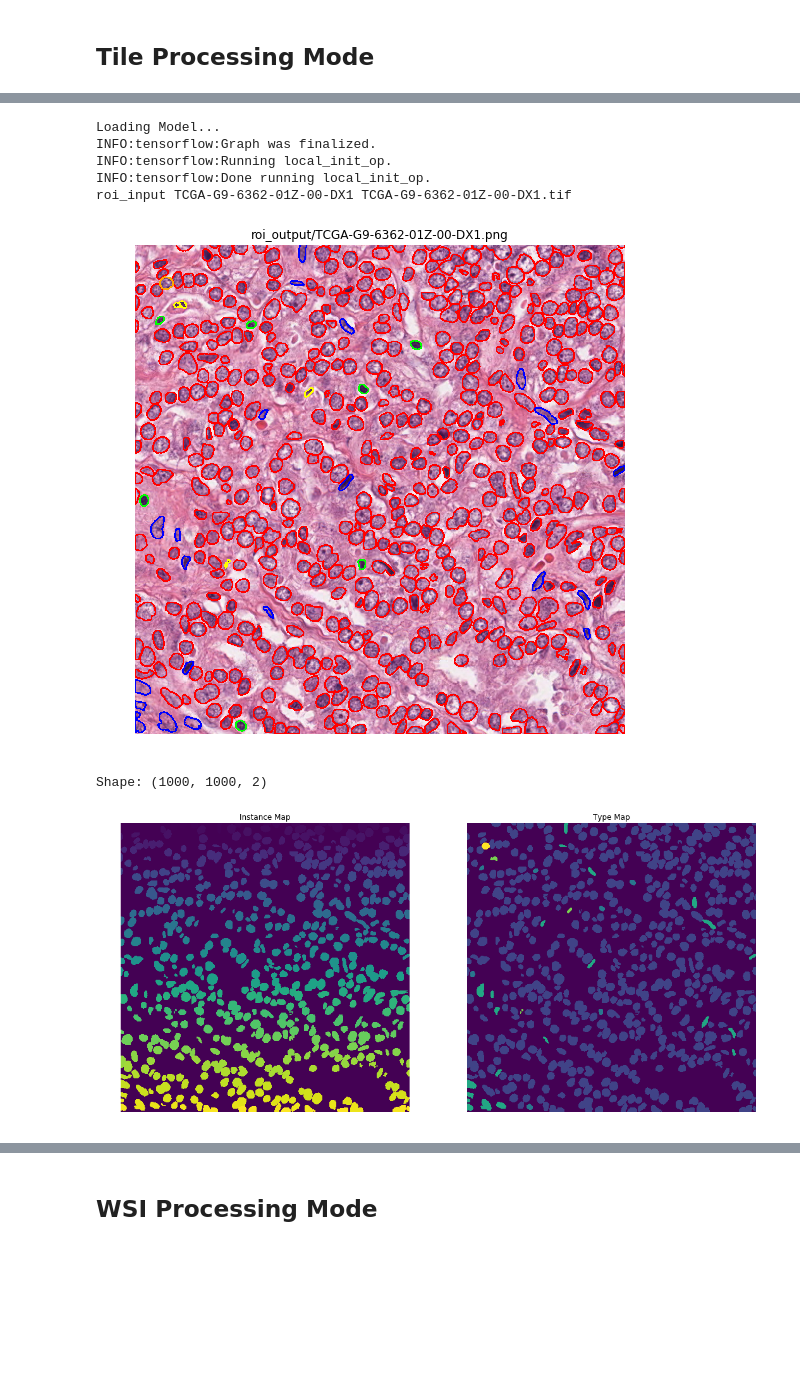
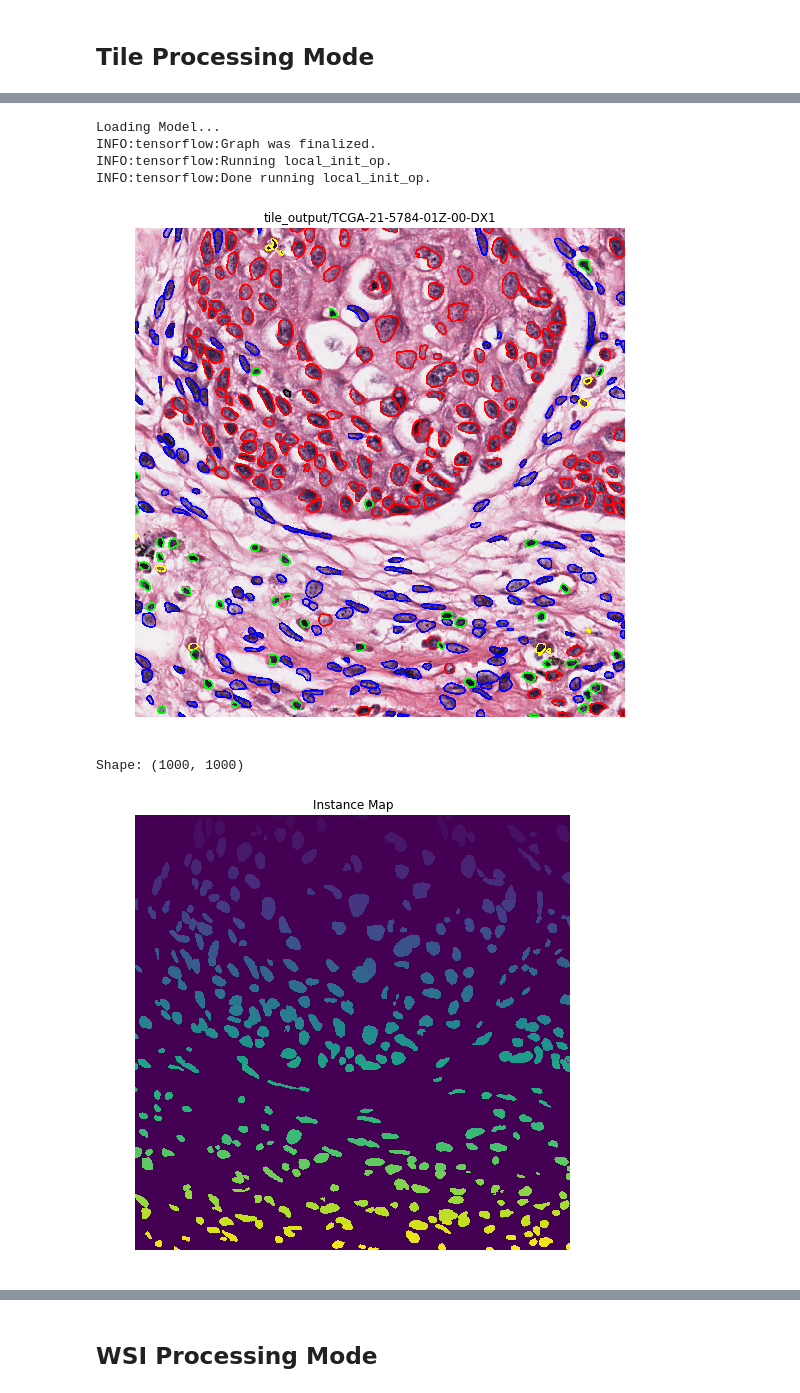
Before and after one commit to simongraham/hovernet_inference, a Jupyter notebook: usage.ipynb, the cells around one changed output, grey strips where cells are left out. Cells and saved outputs as stored; diff of their text form; code cells hidden in the pictures; blank space fills up the shorter version.

Commit message:
MAINT: Introduce 20x processing. In progress

```diff
--- a/usage.ipynb
+++ b/usage.ipynb
@@ -45,8 +51,8 @@ args['--return_masks'] = True        # Whether to return cropped nuclei masks
 # %%
 # ROI mode
 
-roi_input_dir = 'tile_input'
-roi_output_dir = 'tile_output'
+tile_input_dir = 'tile_input'
+tile_output_dir = 'tile_output'
 
 args['--mode'] = 'tile'                 # Inference mode. 'tile' or 'wsi'
 args['--input_dir'] = tile_input_dir        # Directory containing input images/WSIs.
@@ -69,62 +75,48 @@ plt.show()
 # Initialise ROI mode and process all image tiles in the input folder
 
 infer = InferTile()
-infer.load_params(args)
+infer._parse_args(args)
 infer.load_model()
-infer.process()
+infer.process_all_files()
 # %% [output]
 Loading Model...
 INFO:tensorflow:Graph was finalized.
 INFO:tensorflow:Running local_init_op.
 INFO:tensorflow:Done running local_init_op.
-roi_input TCGA-G9-6362-01Z-00-DX1 TCGA-G9-6362-01Z-00-DX1.tif
 # %%
 # Visualise the results
 
 # view overlaid results of the first image file
 
-overlay_list = glob.glob(roi_output_dir + '/*.png') # get a list of the overlaid results in the output directory
-overlay = cv2.imread(overlay_list[0]) # read the first file
+output_list = glob.glob(tile_output_dir + '/*') # get a list of the overlaid results in the output directory
+overlay = cv2.imread(output_list[0] + '/overlay.png') # read the first file
 overlay = cv2.cvtColor(overlay, cv2.COLOR_BGR2RGB) # cv2 reads as BGR -> convert back to RGB
 
 # red = neoplastic, orange = non-neoplastic epithelial, green = inflammatory, blue - connective, yellow = dead
 plt.figure(figsize=(9,9))
 plt.imshow(overlay)
 plt.axis('off')
-plt.title(overlay_list[0])
+plt.title(output_list[0])
 plt.show()
 # %% [output]
-[figure, old version]
+[figure, new version]
 # %%
-# view contents of numpy file
+# view contents of the generated instance map
 
-numpy_list = glob.glob(roi_output_dir + '/*.npy') # get a list of the numpy results in the output directory
-numpy_file = np.load(numpy_list[0]) # read the first file
+inst_map = np.load(output_list[0] + '/instances.npy') # read the first file
 
-# the numpy file is a HxWx2 size array, where H and W are the height and width of the original image.
-# The first channel is the instance segmentation results and the second channel is the classification results.
+# the numpy file is a HxW size array, where H and W are the height and width of the original image. The instance map contains pixels from 0 to N, where 0 is background and N is the number of predicted nuclei
 
-print('Shape:', numpy_file.shape) # show the shape of the numpy file
+print('Shape:', inst_map.shape) # show the shape of the instance map
 
-# Now let's plot each of the channels - 1st channel = instance map, 2nd channel = type map
+# Now let's plot the map
 
-inst_map = numpy_file[...,0]
-type_map = numpy_file[...,1]
+plt.figure(figsize=(10,8))
 
-
-plt.figure(figsize=(18,15))
-
-plt.subplot(1,2,1)
 plt.imshow(inst_map)
 plt.axis('off')
 plt.title('Instance Map')
-
-plt.subplot(1,2,2)
-plt.imshow(type_map)
-plt.axis('off')
-plt.title('Type Map')
-
 plt.show()
 # %% [output]
-Shape: (1000, 1000, 2)
+Shape: (1000, 1000)
-[figure, old version]
+[figure, new version]
```
Also changed, not shown: parts of 10 cells of this notebook, 3 other files.
